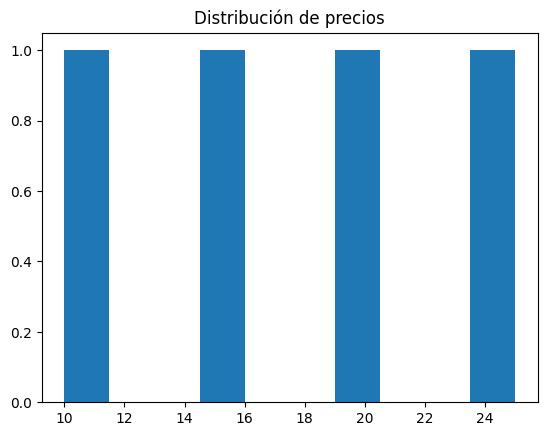
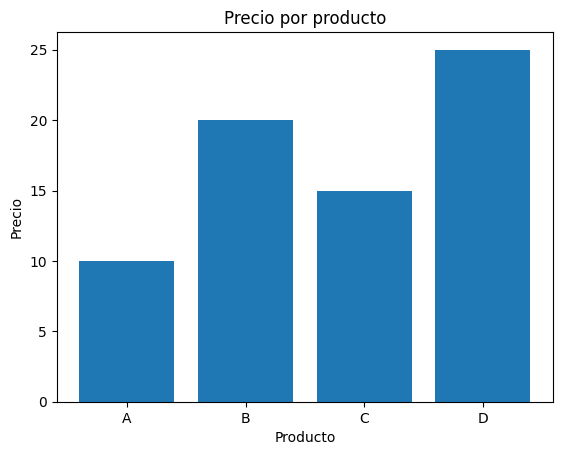
Unified diff of the notebook cell whose output changed from the first chart to the second:
--- before
+++ after
@@ -10,13 +10,16 @@
 df = pd.DataFrame(datos)
 
-# Histograma de precios
-plt.hist(df["Precio"])
-plt.title("Distribución de precios")
+# Gráfico de barras de precios
+plt.bar(df["Producto"], df["Precio"])
+plt.xlabel("Producto")
+plt.ylabel("Precio")
+plt.title("Precio por producto")
 plt.show()
 
-# Gráfico de dispersión
-plt.scatter(df["Precio"], df["Cantidad_Vendida"])
-plt.xlabel("Precio")
+# Gráfico de líneas de cantidad vendida
+plt.plot(df["Producto"], df["Cantidad_Vendida"], marker="o")
+plt.xlabel("Producto")
 plt.ylabel("Cantidad Vendida")
-plt.title("Precio vs Cantidad Vendida")
+plt.title("Cantidad vendida por producto")
+plt.grid(True)
 plt.show()

Commit: Se mejora preprocesamiento, visualización e interpretación del ejercicio integrador